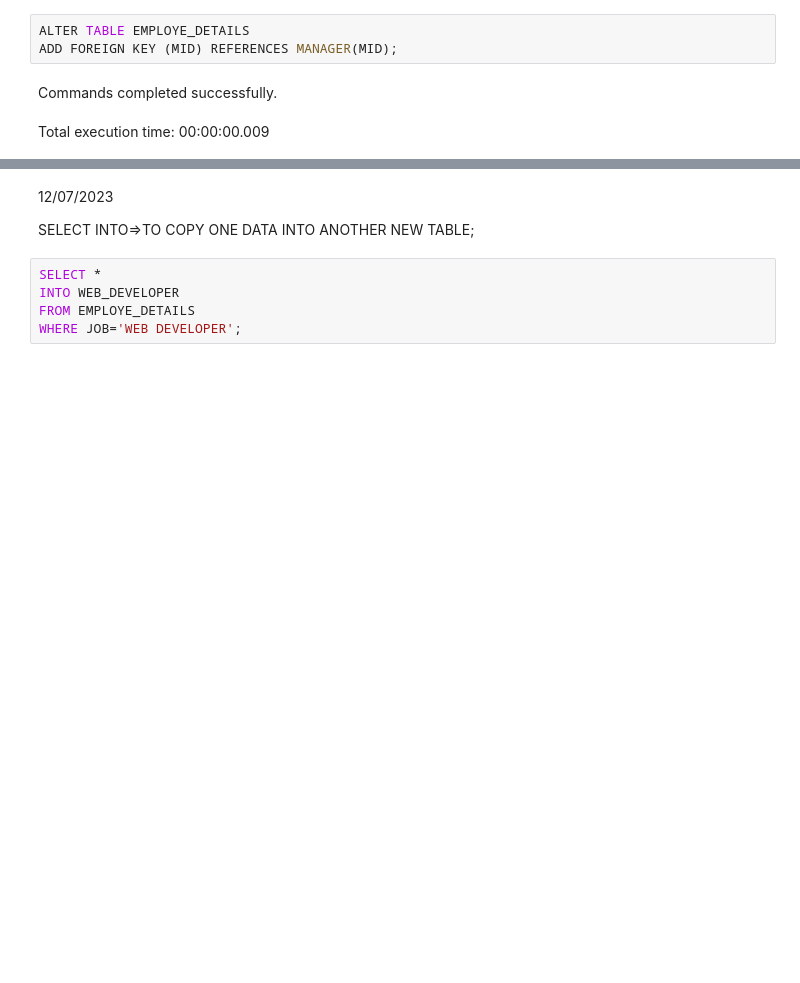
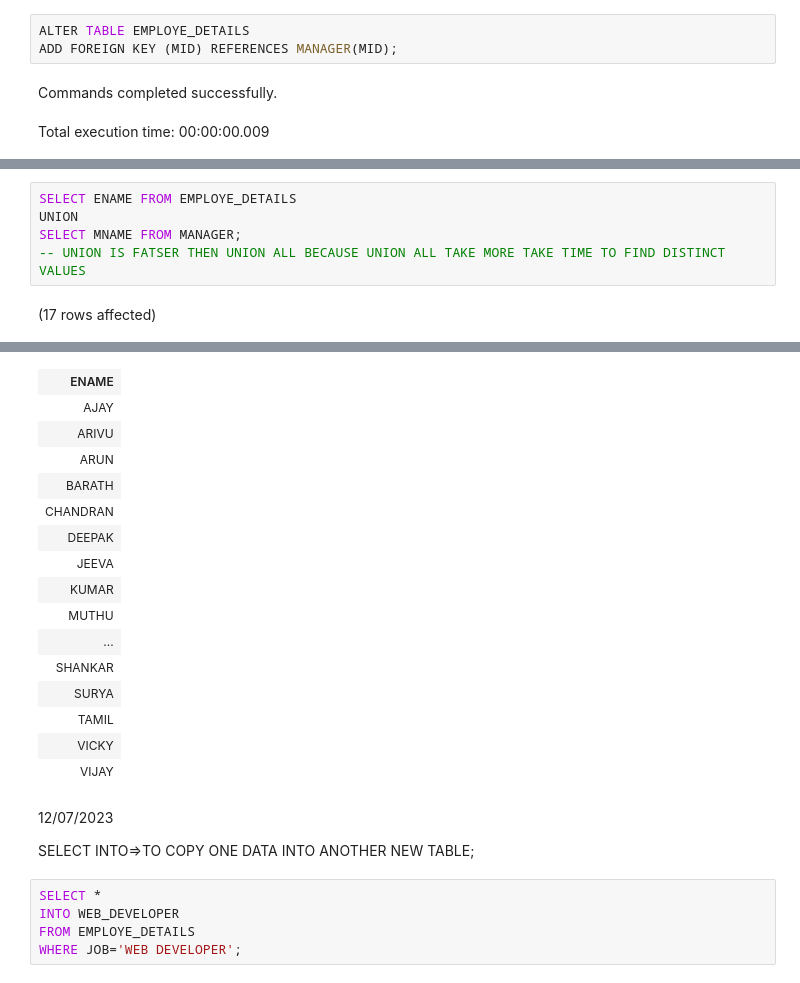
Before and after one commit to gopinathibots/SQL-notes, a Jupyter notebook: sql practice.ipynb, the cells around one changed output, grey strips where cells are left out. Saved outputs shown, nothing was run; the diff lists cells and outputs as text; blank space fills up the shorter version.

```diff
--- a/sql practice.ipynb
+++ b/sql practice.ipynb
@@ -834,0 +908,7 @@ Total execution time: 00:00:00.022
+# %%
+SELECT ENAME FROM EMPLOYE_DETAILS
+UNION
+SELECT MNAME FROM MANAGER;
+-- UNION IS FATSER THEN UNION ALL BECAUSE UNION ALL TAKE MORE TAKE TIME TO FIND DISTINCT VALUES
+# %% [output]
+(17 rows affected)
@@ -835,3 +916,19 @@ Total execution time: 00:00:00.022
+| ENAME |
+| AJAY |
+| ARIVU |
+| ARUN |
+| BARATH |
+| CHANDRAN |
+| DEEPAK |
+| JEEVA |
+| KUMAR |
+| MUTHU |
+| ... |
+| SHANKAR |
+| SURYA |
+| TAMIL |
+| VICKY |
+| VIJAY |
 # %% [markdown]
 12/07/2023
 
```
Also changed, not shown: parts of 134 cells of this notebook.
